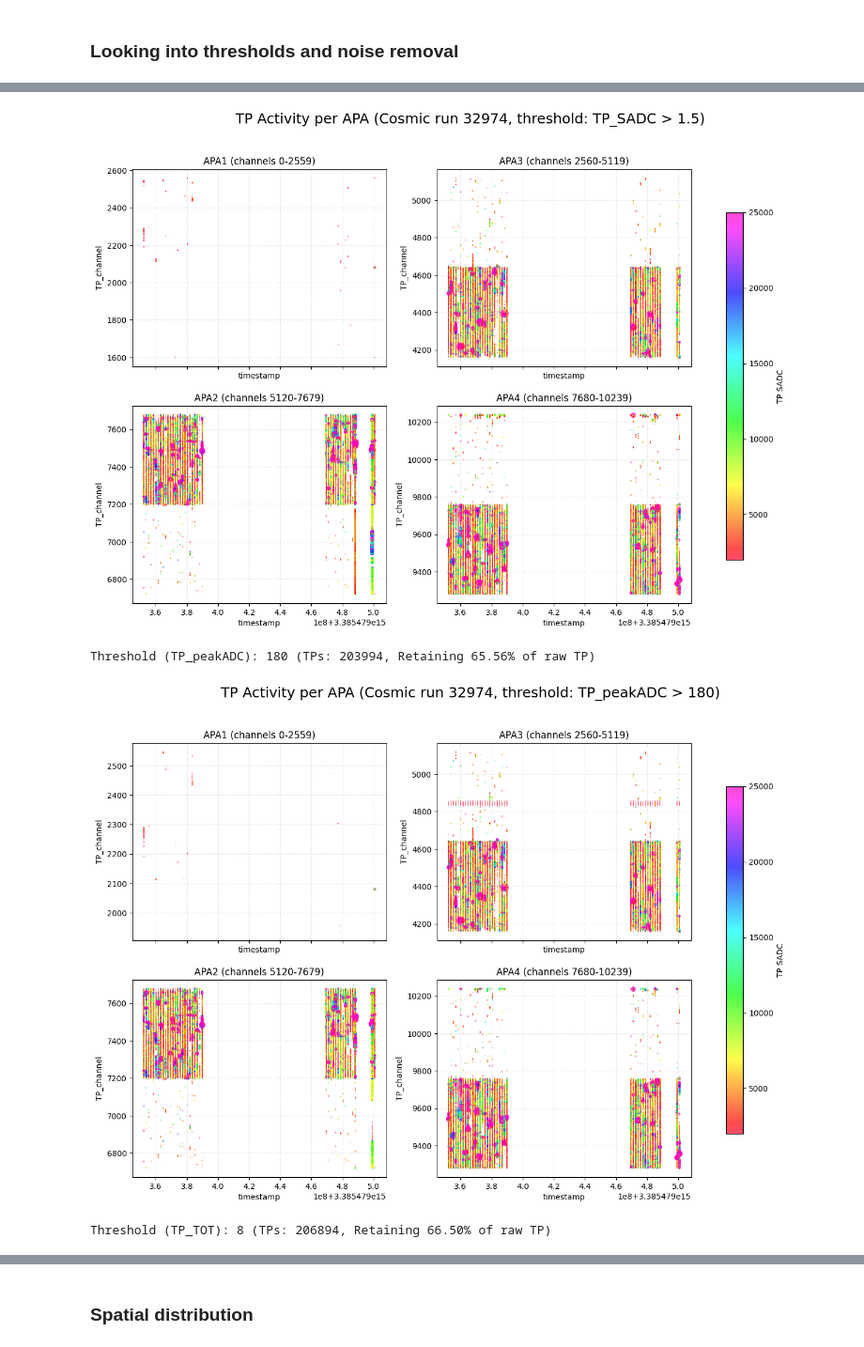
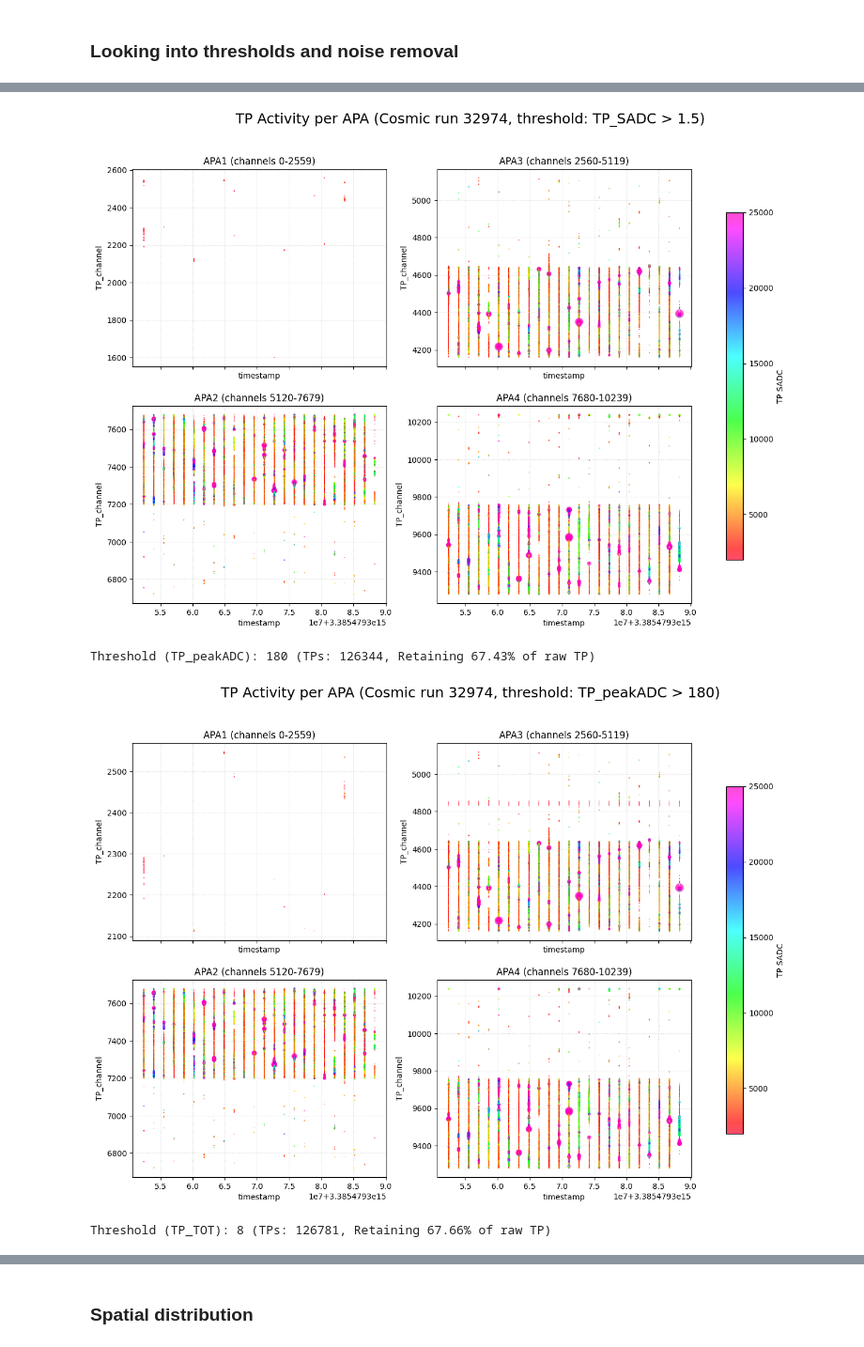
Before and after one commit to JuliaFavaro/SS25_TP_ProtoDUNE, a Jupyter notebook: src/RUN_test_run.ipynb, the cells around one changed output, grey strips where cells are left out. Shown at 94% size. Cells and saved outputs as stored; diff of their text form; code cells hidden in the pictures.

```diff
--- a/src/RUN_test_run.ipynb
+++ b/src/RUN_test_run.ipynb
@@ -274,9 +273,11 @@ def plot_TPC_activity(tp_df, thresh, thresh_type="TP_peakADC", vmin=None, vmax=N
         plt.title(f"Total TP Count per APA ({thresh_type} > {thresh})")
         plt.show()
 # %%
-mask = (tps['event'] > 200) & (tps['event'] < 208)
+mask = (tps['event'] < 200)
 tps_subset = tps[mask]
+tps_subset.run_name = tps.run_name
 
+print(f"TPs in first block of 200 events")
 # For SADC threshold
 plot_TPC_activity(tps_subset, threshold_sadc,
             vmin=2000, vmax=25000, thresh_type="TP_SADC", show_counts=False)
@@ -293,4 +295,4 @@ Threshold (TP_SADC): 1.5 (TPs: 200688, Retaining 64.50% of raw TP)
-[figure, old version]
+[figure, new version]
-Threshold (TP_peakADC): 180 (TPs: 203994, Retaining 65.56% of raw TP)
+Threshold (TP_peakADC): 180 (TPs: 126344, Retaining 67.43% of raw TP)
-[figure, old version]
+[figure, new version]
-Threshold (TP_TOT): 8 (TPs: 206894, Retaining 66.50% of raw TP)
+Threshold (TP_TOT): 8 (TPs: 126781, Retaining 67.66% of raw TP)
```
Also changed, not shown: parts of 3 cells of this notebook, 3 other files.
